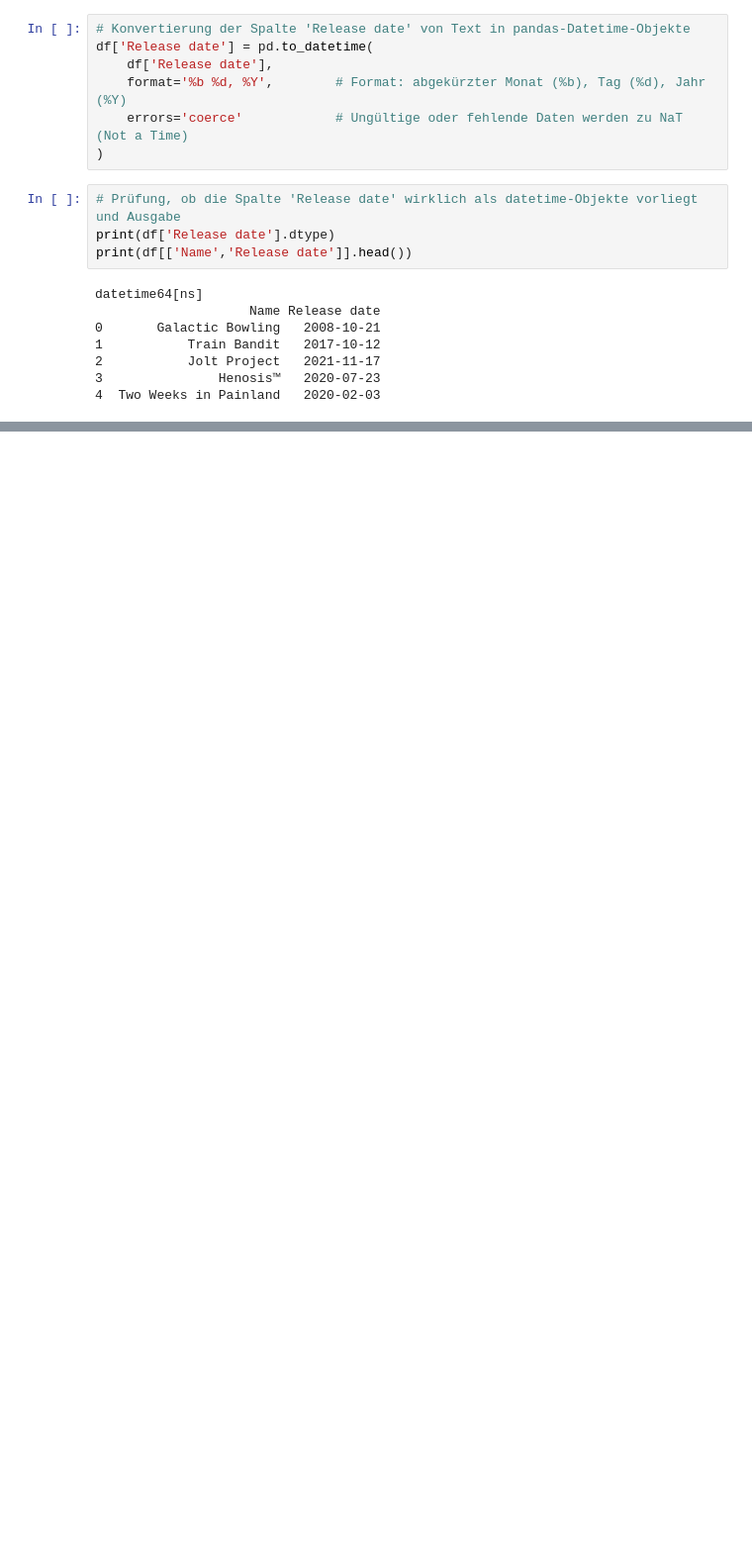
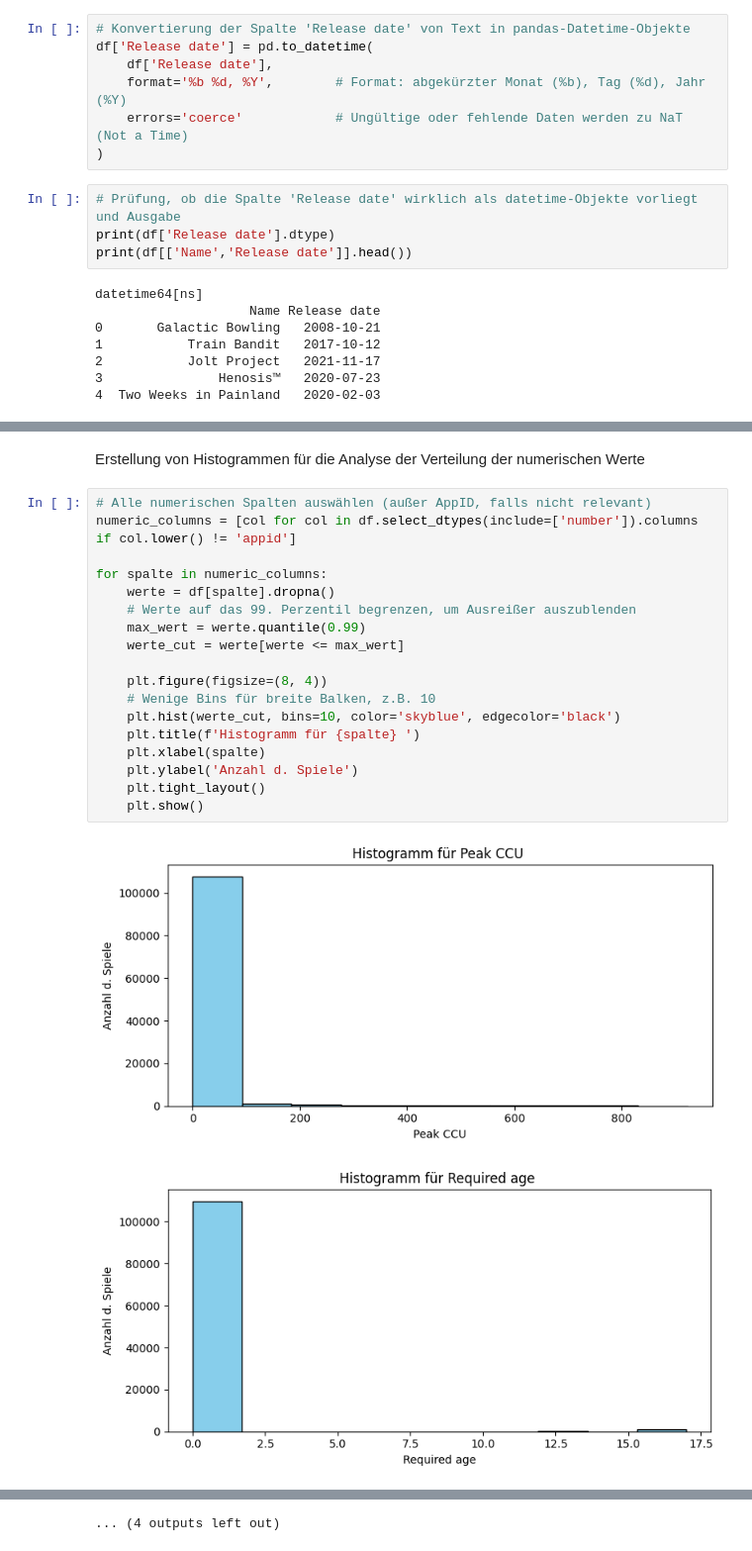
Before and after one commit to Hinamih/BDASos25-, a Jupyter notebook: BDA Analyseprojekt.ipynb, the cells around one changed output, grey strips where cells are left out. Shown: that part at 99% size. Cells and saved outputs as stored; diff of their text form; blank space fills up the shorter version.

```diff
--- a/BDA Analyseprojekt.ipynb
+++ b/BDA Analyseprojekt.ipynb
@@ -267,0 +278,23 @@ print(df[['Name','Release date','Quartal']].head(10))
+# %% [markdown]
+Erstellung von Histogrammen für die Analyse der Verteilung der numerischen Werte
+# %%
+# Alle numerischen Spalten auswählen (außer AppID, falls nicht relevant)
+numeric_columns = [col for col in df.select_dtypes(include=['number']).columns if col.lower() != 'appid']
+
+for spalte in numeric_columns:
+    werte = df[spalte].dropna()
+    # Werte auf das 99. Perzentil begrenzen, um Ausreißer auszublenden
+    max_wert = werte.quantile(0.99)
+    werte_cut = werte[werte <= max_wert]
+
+    plt.figure(figsize=(8, 4))
+    # Wenige Bins für breite Balken, z.B. 10
+    plt.hist(werte_cut, bins=10, color='skyblue', edgecolor='black')
+    plt.title(f'Histogramm für {spalte} ')
+    plt.xlabel(spalte)
+    plt.ylabel('Anzahl d. Spiele')
+    plt.tight_layout()
+    plt.show()
+# %% [output]
+[figure, added]
+[figure, added]
@@ -267,0 +311 @@ print(df[['Name','Release date','Quartal']].head(10))
+... (4 outputs left out)
```
Also changed, not shown: parts of 53 cells of this notebook.
